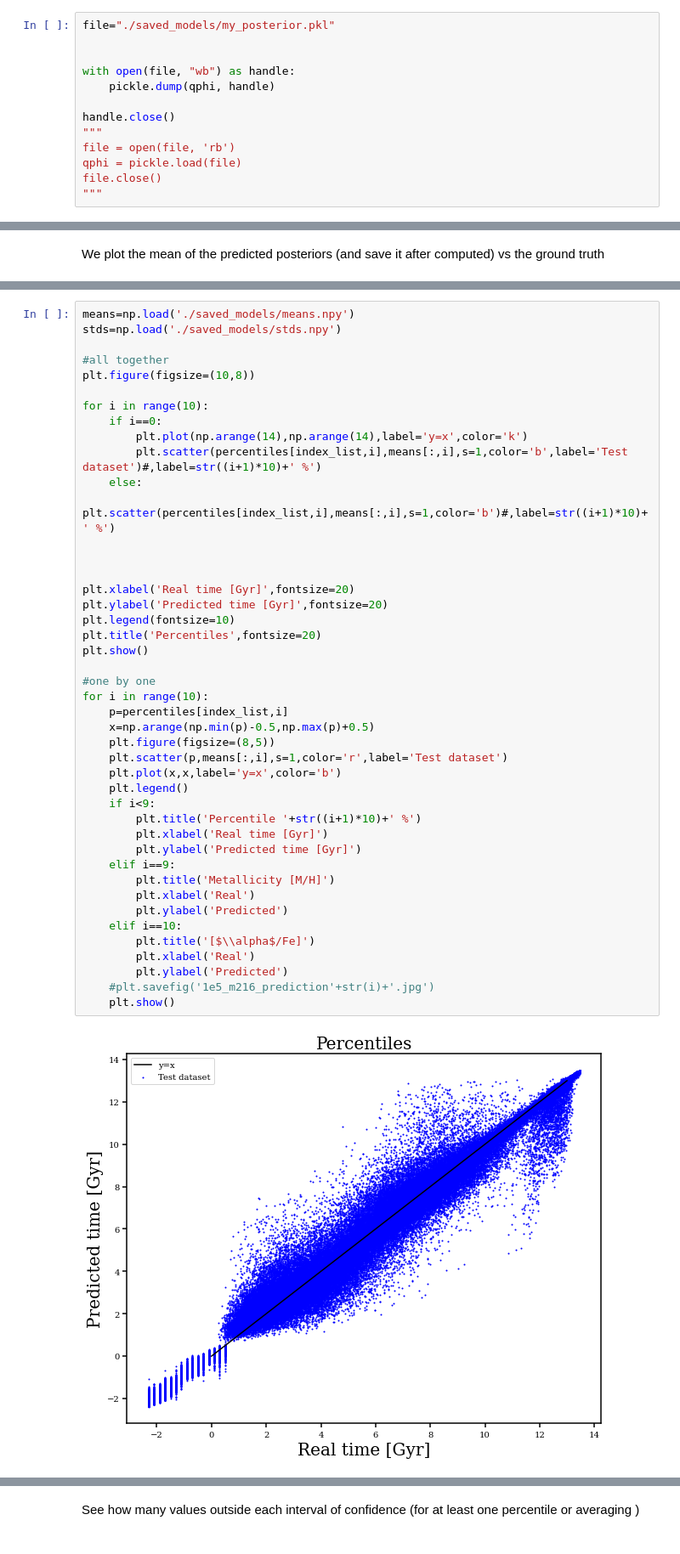
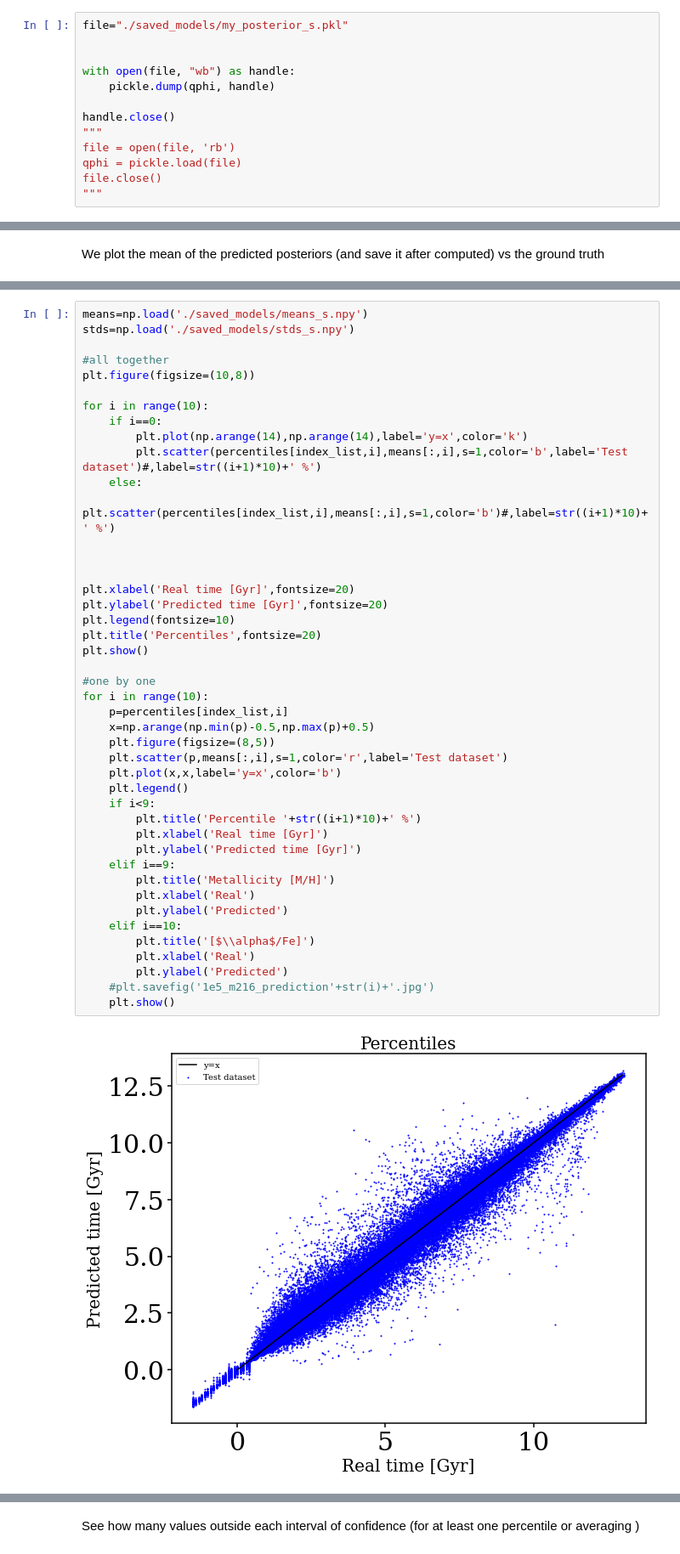
Before and after one commit to patriglesias/SBI_SFHs, a Jupyter notebook: observations_prior/posterior_estimation.ipynb, the cells around one changed output, grey strips where cells are left out. Shown at 85% size. Saved outputs shown, nothing was run; the diff lists cells and outputs as text.

```diff
--- a/observations_prior/posterior_estimation.ipynb
+++ b/observations_prior/posterior_estimation.ipynb
@@ -125,7 +125,7 @@ qphi = anpe.build_posterior(p_theta_x_est)
 # %% [markdown]
 Save posterior or load it
 # %%
-file="./saved_models/my_posterior.pkl"
+file="./saved_models/my_posterior_s.pkl"
 
 
 with open(file, "wb") as handle:
@@ -255,6 +257,6 @@ np.save('./saved_models/stds.npy',stds)
 # %%
-means=np.load('./saved_models/means.npy')
-stds=np.load('./saved_models/stds.npy')
+means=np.load('./saved_models/means_s.npy')
+stds=np.load('./saved_models/stds_s.npy')
 
 #all together
 plt.figure(figsize=(10,8))
@@ -270,31 +272,31 @@ for i in range(10):
 
 plt.xlabel('Real time [Gyr]',fontsize=20)
 plt.ylabel('Predicted time [Gyr]',fontsize=20)
 plt.legend(fontsize=10)
 plt.title('Percentiles',fontsize=20)
 plt.show()
 
 #one by one
 for i in range(10):
     p=percentiles[index_list,i]
     x=np.arange(np.min(p)-0.5,np.max(p)+0.5)
     plt.figure(figsize=(8,5))
     plt.scatter(p,means[:,i],s=1,color='r',label='Test dataset')
     plt.plot(x,x,label='y=x',color='b')
     plt.legend()
     if i<9:
         plt.title('Percentile '+str((i+1)*10)+' %')
         plt.xlabel('Real time [Gyr]')
         plt.ylabel('Predicted time [Gyr]')
     elif i==9:
         plt.title('Metallicity [M/H]')
         plt.xlabel('Real')
         plt.ylabel('Predicted')
     elif i==10:
         plt.title('[$\\alpha$/Fe]')
         plt.xlabel('Real')
         plt.ylabel('Predicted')
     #plt.savefig('1e5_m216_prediction'+str(i)+'.jpg')
     plt.show()
 # %% [output]
-[figure, old version]
+[figure, new version]
```
Also changed, not shown: parts of 9 cells of this notebook, 13 other files.
